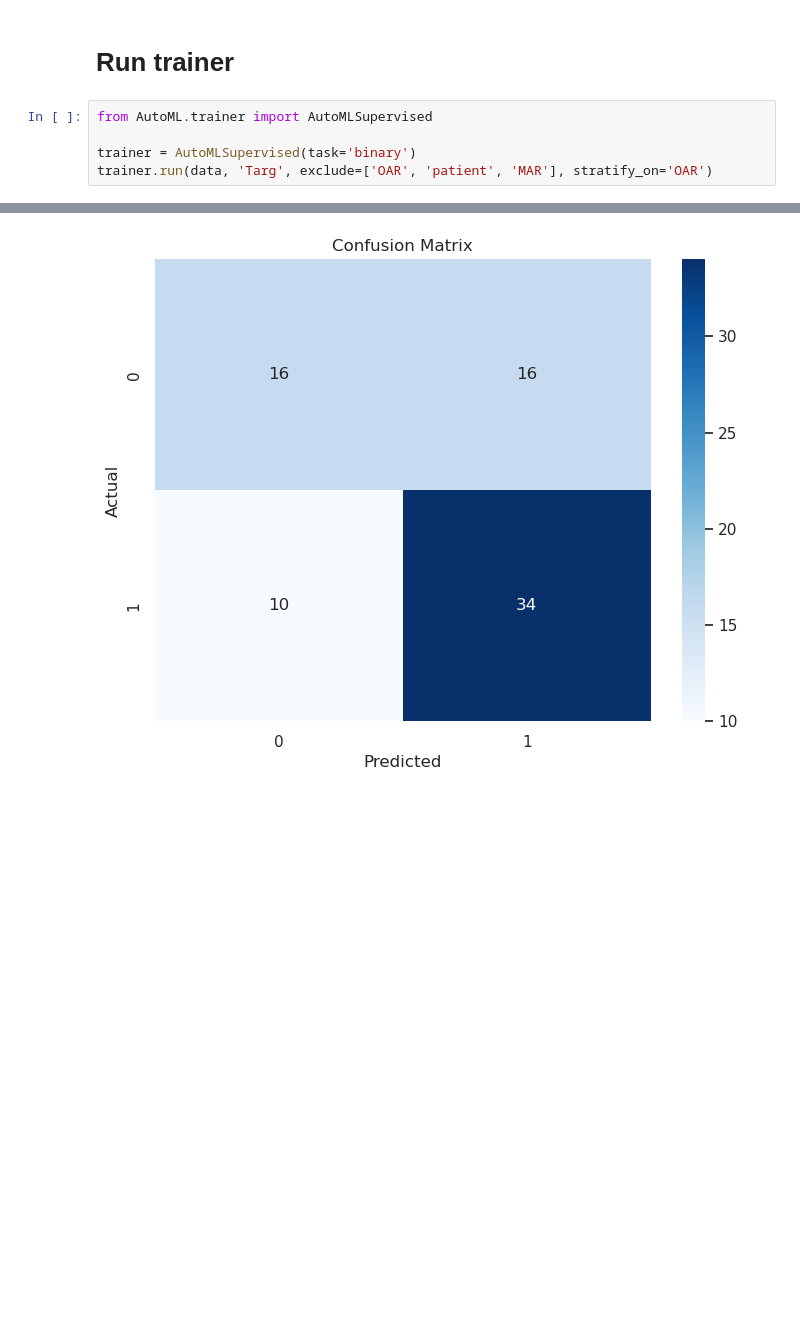
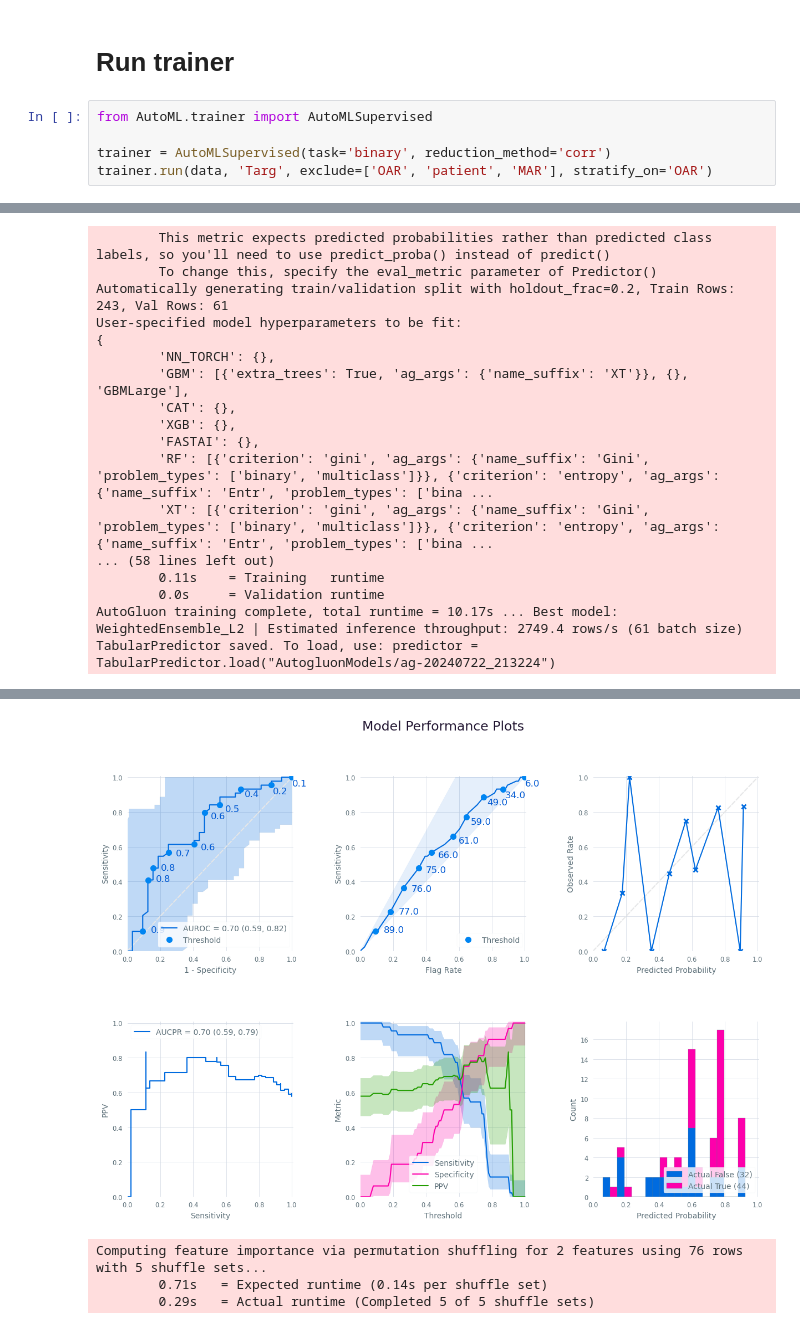
Before and after one commit to pmcdi/jarvais, a Jupyter notebook: tutorials/notebooks/example.ipynb, the cells around one changed output, grey strips where cells are left out. Cells and saved outputs as stored; diff of their text form; blank space fills up the shorter version.

Commit message:
added: -  win-64 support - Muammar binary class eval code - feature reduction methods

```diff
--- a/tutorials/notebooks/example.ipynb
+++ b/tutorials/notebooks/example.ipynb
@@ -85,6 +126,6 @@ Applying changes from config file...
 # %%
 from AutoML.trainer import AutoMLSupervised
 
-trainer = AutoMLSupervised(task='binary')
+trainer = AutoMLSupervised(task='binary', reduction_method='corr')
 trainer.run(data, 'Targ', exclude=['OAR', 'patient', 'MAR'], stratify_on='OAR')
 # %% [output]
@@ -124,0 +151,17 @@ Model Leaderbord
+        This metric expects predicted probabilities rather than predicted class labels, so you'll need to use predict_proba() instead of predict()
+        To change this, specify the eval_metric parameter of Predictor()
+Automatically generating train/validation split with holdout_frac=0.2, Train Rows: 243, Val Rows: 61
+User-specified model hyperparameters to be fit:
+{
+        'NN_TORCH': {},
+        'GBM': [{'extra_trees': True, 'ag_args': {'name_suffix': 'XT'}}, {}, 'GBMLarge'],
+        'CAT': {},
+        'XGB': {},
+        'FASTAI': {},
+        'RF': [{'criterion': 'gini', 'ag_args': {'name_suffix': 'Gini', 'problem_types': ['binary', 'multiclass']}}, {'criterion': 'entropy', 'ag_args': {'name_suffix': 'Entr', 'problem_types': ['bina ...
+        'XT': [{'criterion': 'gini', 'ag_args': {'name_suffix': 'Gini', 'problem_types': ['binary', 'multiclass']}}, {'criterion': 'entropy', 'ag_args': {'name_suffix': 'Entr', 'problem_types': ['bina ...
+... (58 lines left out)
+        0.11s    = Training   runtime
+        0.0s     = Validation runtime
+AutoGluon training complete, total runtime = 10.17s ... Best model: WeightedEnsemble_L2 | Estimated inference throughput: 2749.4 rows/s (61 batch size)
+TabularPredictor saved. To load, use: predictor = TabularPredictor.load("AutogluonModels/ag-20240722_213224")
@@ -125 +185,4 @@ Model Leaderbord
-[figure, old version]
+[figure, new version]
+Computing feature importance via permutation shuffling for 2 features using 76 rows with 5 shuffle sets...
+        0.71s   = Expected runtime (0.14s per shuffle set)
+        0.29s   = Actual runtime (Completed 5 of 5 shuffle sets)
```
Also changed, not shown: parts of 4 cells of this notebook, 11 other files.
